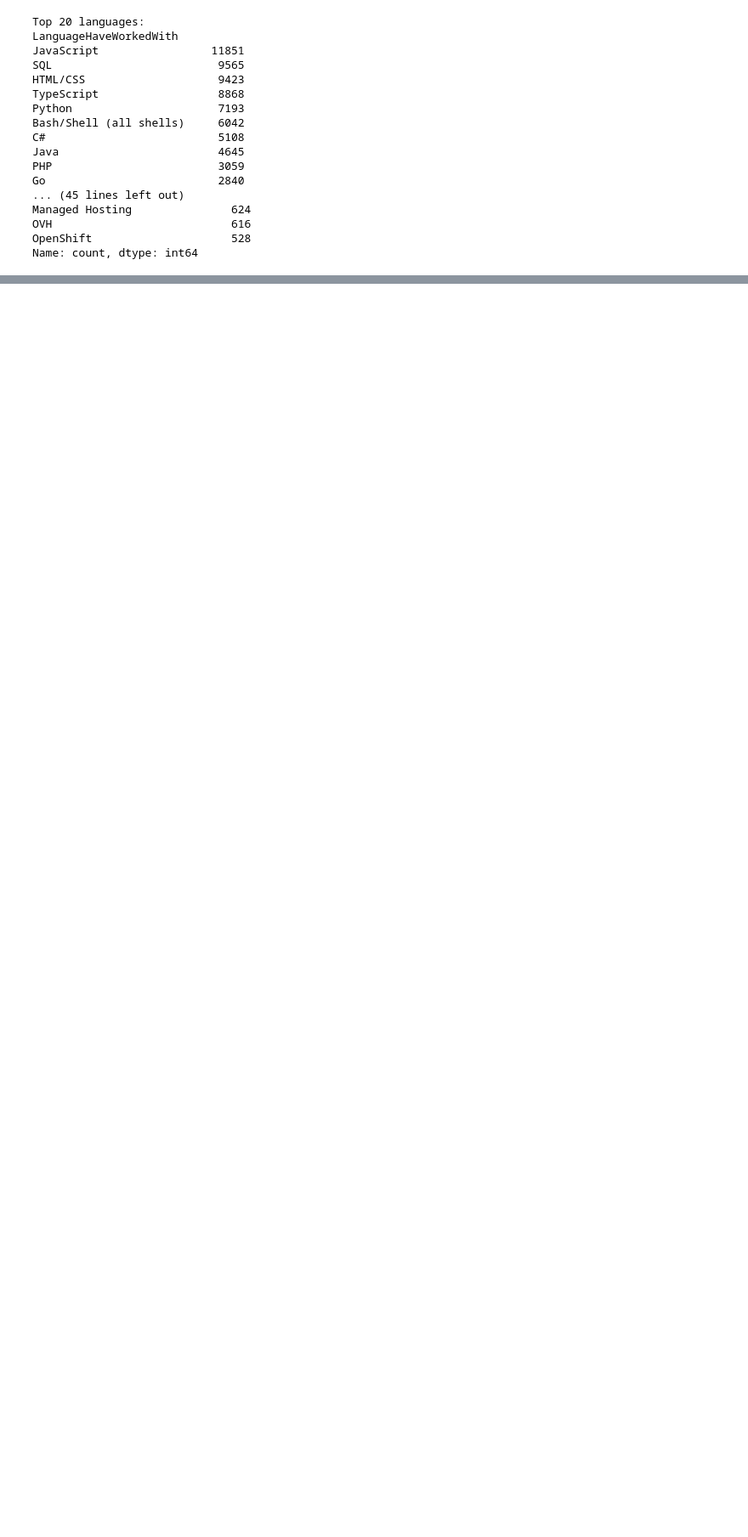
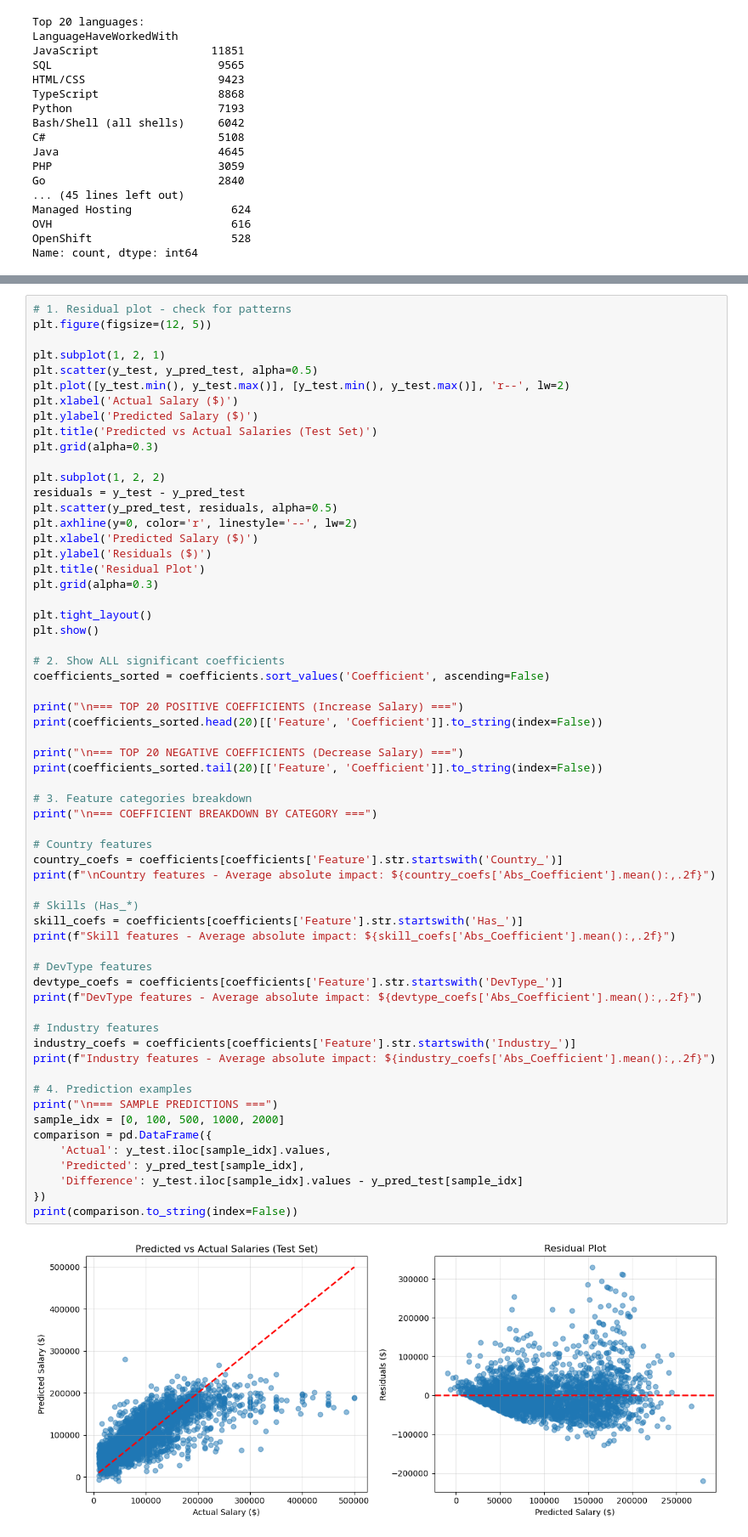
Before and after one commit to Kanjerih/Stack-Overflow-Survey, a Jupyter notebook: Stack-Overflow-Survey.ipynb, the cells around one changed output, grey strips where cells are left out. Shown at 85% size. Drawn from its saved outputs; the diff is of its cells as text; blank space fills up the shorter version.

```diff
--- a/Stack-Overflow-Survey.ipynb
+++ b/Stack-Overflow-Survey.ipynb
@@ -345,0 +852,63 @@ Name: count, dtype: int64
+# %%
+# 1. Residual plot - check for patterns
+plt.figure(figsize=(12, 5))
+
+plt.subplot(1, 2, 1)
+plt.scatter(y_test, y_pred_test, alpha=0.5)
+plt.plot([y_test.min(), y_test.max()], [y_test.min(), y_test.max()], 'r--', lw=2)
+plt.xlabel('Actual Salary ($)')
+plt.ylabel('Predicted Salary ($)')
+plt.title('Predicted vs Actual Salaries (Test Set)')
+plt.grid(alpha=0.3)
+
+plt.subplot(1, 2, 2)
+residuals = y_test - y_pred_test
+plt.scatter(y_pred_test, residuals, alpha=0.5)
+plt.axhline(y=0, color='r', linestyle='--', lw=2)
+plt.xlabel('Predicted Salary ($)')
+plt.ylabel('Residuals ($)')
+plt.title('Residual Plot')
+plt.grid(alpha=0.3)
+
+plt.tight_layout()
+plt.show()
+
+# 2. Show ALL significant coefficients
+coefficients_sorted = coefficients.sort_values('Coefficient', ascending=False)
+
+print("\n=== TOP 20 POSITIVE COEFFICIENTS (Increase Salary) ===")
+print(coefficients_sorted.head(20)[['Feature', 'Coefficient']].to_string(index=False))
+
+print("\n=== TOP 20 NEGATIVE COEFFICIENTS (Decrease Salary) ===")
+print(coefficients_sorted.tail(20)[['Feature', 'Coefficient']].to_string(index=False))
+
+# 3. Feature categories breakdown
+print("\n=== COEFFICIENT BREAKDOWN BY CATEGORY ===")
+
+# Country features
+country_coefs = coefficients[coefficients['Feature'].str.startswith('Country_')]
+print(f"\nCountry features - Average absolute impact: ${country_coefs['Abs_Coefficient'].mean():,.2f}")
+
+# Skills (Has_*)
+skill_coefs = coefficients[coefficients['Feature'].str.startswith('Has_')]
+print(f"Skill features - Average absolute impact: ${skill_coefs['Abs_Coefficient'].mean():,.2f}")
+
+# DevType features
+devtype_coefs = coefficients[coefficients['Feature'].str.startswith('DevType_')]
+print(f"DevType features - Average absolute impact: ${devtype_coefs['Abs_Coefficient'].mean():,.2f}")
+
+# Industry features
+industry_coefs = coefficients[coefficients['Feature'].str.startswith('Industry_')]
+print(f"Industry features - Average absolute impact: ${industry_coefs['Abs_Coefficient'].mean():,.2f}")
+
+# 4. Prediction examples
+print("\n=== SAMPLE PREDICTIONS ===")
+sample_idx = [0, 100, 500, 1000, 2000]
+comparison = pd.DataFrame({
+    'Actual': y_test.iloc[sample_idx].values,
+    'Predicted': y_pred_test[sample_idx],
+    'Difference': y_test.iloc[sample_idx].values - y_pred_test[sample_idx]
+})
+print(comparison.to_string(index=False))
+# %% [output]
+[figure, added]
```
Also changed, not shown: parts of 13 cells of this notebook.
